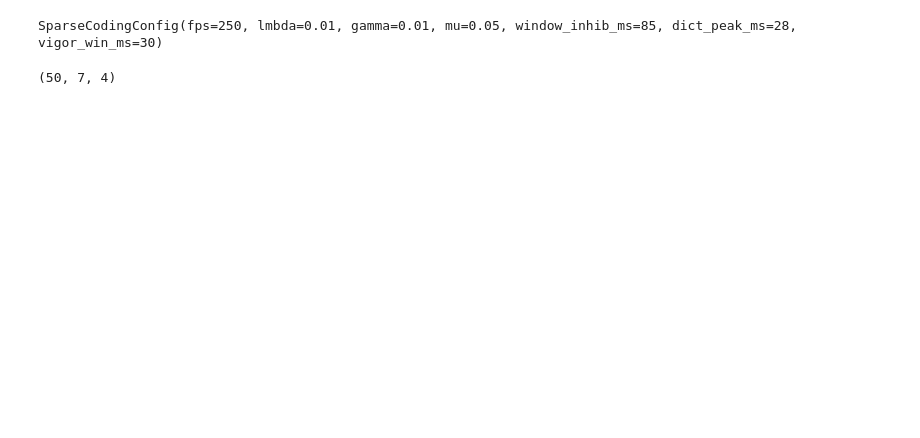
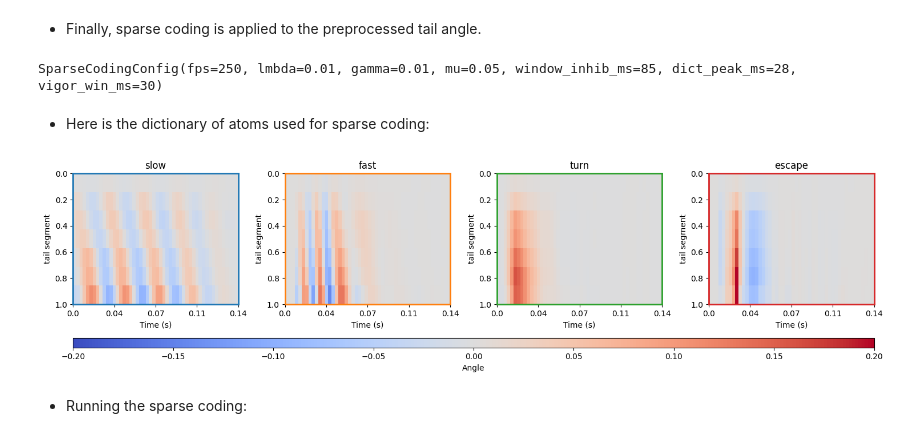
Before and after one commit to orger-lab/megabouts, a Jupyter notebook: docs/source/notebooks/tutorial_HeadRestrained_Pipeline.ipynb, the cells around one changed output. Saved outputs shown, nothing was run; the diff lists cells and outputs as text; code cells hidden in the pictures; blank space fills up the shorter version.

```diff
--- a/docs/source/notebooks/tutorial_HeadRestrained_Pipeline.ipynb
+++ b/docs/source/notebooks/tutorial_HeadRestrained_Pipeline.ipynb
@@ -102,11 +134,49 @@ plt.show()
+# %% [markdown]
+* Finally, sparse coding is applied to the preprocessed tail angle.
 # %%
 pipeline.sparse_coding_cfg
 # %% [output]
 SparseCodingConfig(fps=250, lmbda=0.01, gamma=0.01, mu=0.05, window_inhib_ms=85, dict_peak_ms=28, vigor_win_ms=30)
-# %%
-pipeline.sparse_coding_cfg.Dict.shape
-# %% [output]
-(50, 7, 4)
+# %% [markdown]
+* Here is the dictionary of atoms used for sparse coding:
+# %%
+# Plot dictionary atoms
+Dict = pipeline.sparse_coding_cfg.Dict
+
+fig1 = plt.figure(figsize=(15, 4))
+G = gridspec.GridSpec(2, 4, height_ratios=[4, 0.3])
+
+atom_names = ["slow", "fast", "turn", "escape"]
+colors = ["tab:blue", "tab:orange", "tab:green", "tab:red"]
+for i in range(Dict.shape[-1]):
+    ax = plt.subplot(G[0, i])
+    im = ax.imshow(
+        Dict[:, :, i].T,
+        aspect="auto",
+        vmin=-0.2,
+        vmax=0.2,
+        cmap="coolwarm",
+        extent=[0, 100, 1, 0],
+    )
+    ax.set_ylabel("tail segment")
+    ax.set_xticks(np.linspace(0, 100, 5))
+    ax.set_xticklabels(np.round(np.linspace(0, 100 / 700, 5), 2))
+
+    for spine in ax.spines.values():
+        spine.set_edgecolor(colors[i])
+        spine.set_linewidth(2)
+    ax.set_xlabel("Time (s)")
+    ax.set_title(atom_names[i])
+
+cbar_ax = plt.subplot(G[1, :])
+cbar = plt.colorbar(im, cax=cbar_ax, orientation="horizontal")
+cbar.set_label("Angle")
+plt.tight_layout()
+plt.show()
+# %% [output]
+[figure, added]
+# %% [markdown]
+* Running the sparse coding:
 # %%
 sparse_coding_result = pipeline.compute_sparse_coding(tail.angle_smooth)
 # %% [output]
```
Also changed, not shown: parts of 19 cells of this notebook, 31 other files.
